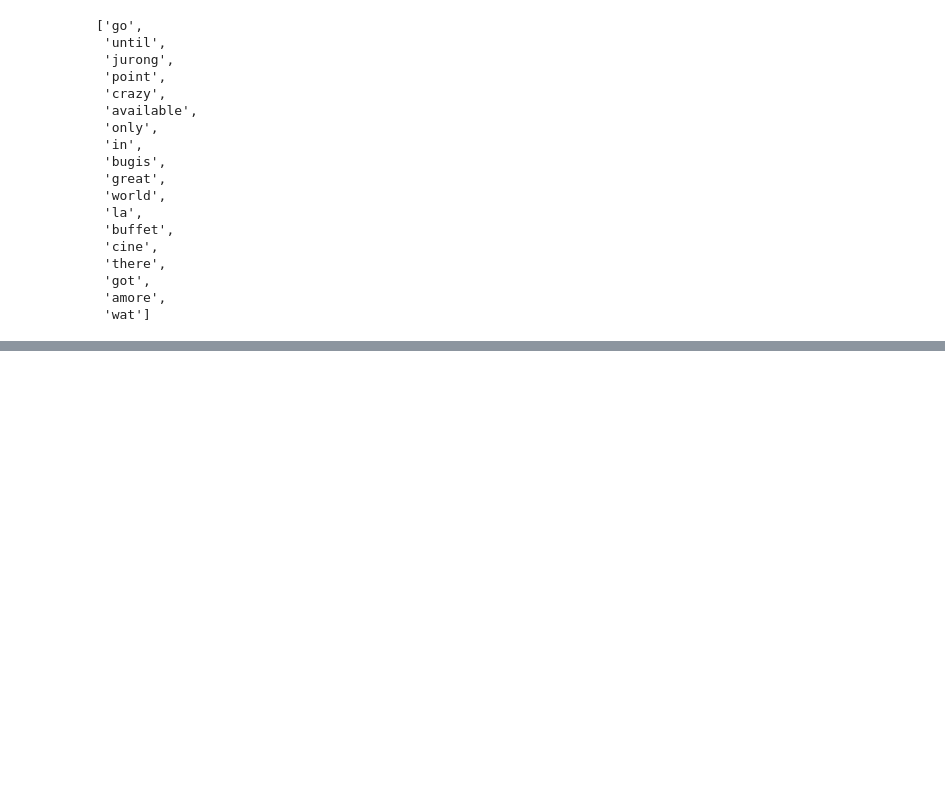
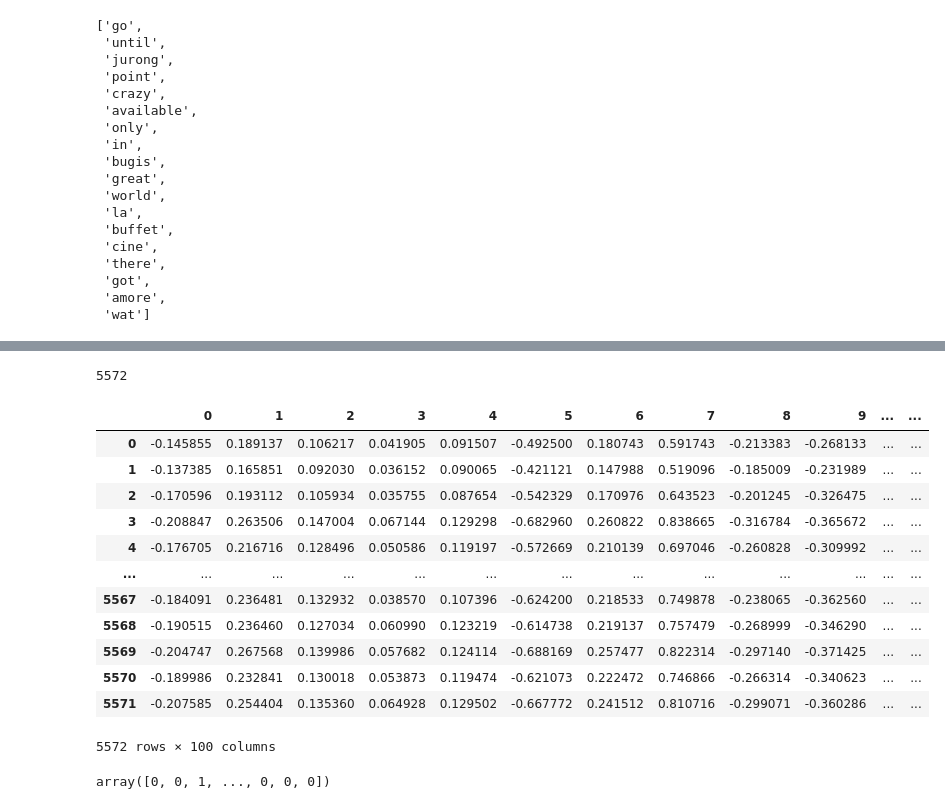
Before and after one commit to HarshXtech/natural-language-processing, a Jupyter notebook: spam ham using word2vec-avg-word2vec.ipynb, the cells around one changed output, grey strips where cells are left out. Drawn from its saved outputs; the diff is of its cells as text; code cells hidden in the pictures; blank space fills up the shorter version.

```diff
--- a/spam ham using word2vec-avg-word2vec.ipynb
+++ b/spam ham using word2vec-avg-word2vec.ipynb
@@ -67,11 +67,7 @@ corpus
 from nltk.tokenize import sent_tokenize
 from gensim.utils import simple_preprocess
 # %%
-words = []
-for sent in corpus:
-    sent_token = sent_tokenize(sent)
-    for sent in sent_token:
-        words.append(simple_preprocess(sent))
+words = [simple_preprocess(text) for text in corpus]
 # %%
 words
 # %% [output]
@@ -213,0 +194,27 @@ model.wv.index_to_key
+# %%
+len(x)
+# %% [output]
+5572
+# %%
+row = []
+
+for i in range(len(x)):
+    row.append(pd.DataFrame(x[i].reshape(1, -1)))
+# %%
+df = pd.concat(row, ignore_index=True)
+# %%
+df
+# %% [output]
+|  | 0 | 1 | 2 | 3 | 4 | 5 | 6 | 7 | 8 | 9 | ... | ... |
+| 0 | -0.145855 | 0.189137 | 0.106217 | 0.041905 | 0.091507 | -0.492500 | 0.180743 | 0.591743 | -0.213383 | -0.268133 | ... | ... |
+| 1 | -0.137385 | 0.165851 | 0.092030 | 0.036152 | 0.090065 | -0.421121 | 0.147988 | 0.519096 | -0.185009 | -0.231989 | ... | ... |
+| 2 | -0.170596 | 0.193112 | 0.105934 | 0.035755 | 0.087654 | -0.542329 | 0.170976 | 0.643523 | -0.201245 | -0.326475 | ... | ... |
+| 3 | -0.208847 | 0.263506 | 0.147004 | 0.067144 | 0.129298 | -0.682960 | 0.260822 | 0.838665 | -0.316784 | -0.365672 | ... | ... |
+| 4 | -0.176705 | 0.216716 | 0.128496 | 0.050586 | 0.119197 | -0.572669 | 0.210139 | 0.697046 | -0.260828 | -0.309992 | ... | ... |
+| ... | ... | ... | ... | ... | ... | ... | ... | ... | ... | ... | ... | ... |
+| 5567 | -0.184091 | 0.236481 | 0.132932 | 0.038570 | 0.107396 | -0.624200 | 0.218533 | 0.749878 | -0.238065 | -0.362560 | ... | ... |
+| 5568 | -0.190515 | 0.236460 | 0.127034 | 0.060990 | 0.123219 | -0.614738 | 0.219137 | 0.757479 | -0.268999 | -0.346290 | ... | ... |
+| 5569 | -0.204747 | 0.267568 | 0.139986 | 0.057682 | 0.124114 | -0.688169 | 0.257477 | 0.822314 | -0.297140 | -0.371425 | ... | ... |
+| 5570 | -0.189986 | 0.232841 | 0.130018 | 0.053873 | 0.119474 | -0.621073 | 0.222472 | 0.746866 | -0.266314 | -0.340623 | ... | ... |
+| 5571 | -0.207585 | 0.254404 | 0.135360 | 0.064928 | 0.129502 | -0.667772 | 0.241512 | 0.810716 | -0.299071 | -0.360286 | ... | ... |
+5572 rows × 100 columns
@@ -213,0 +223,4 @@ model.wv.index_to_key
+# %%
+y
+# %% [output]
+array([0, 0, 1, ..., 0, 0, 0])
```
Also changed, not shown: parts of 10 cells of this notebook.
